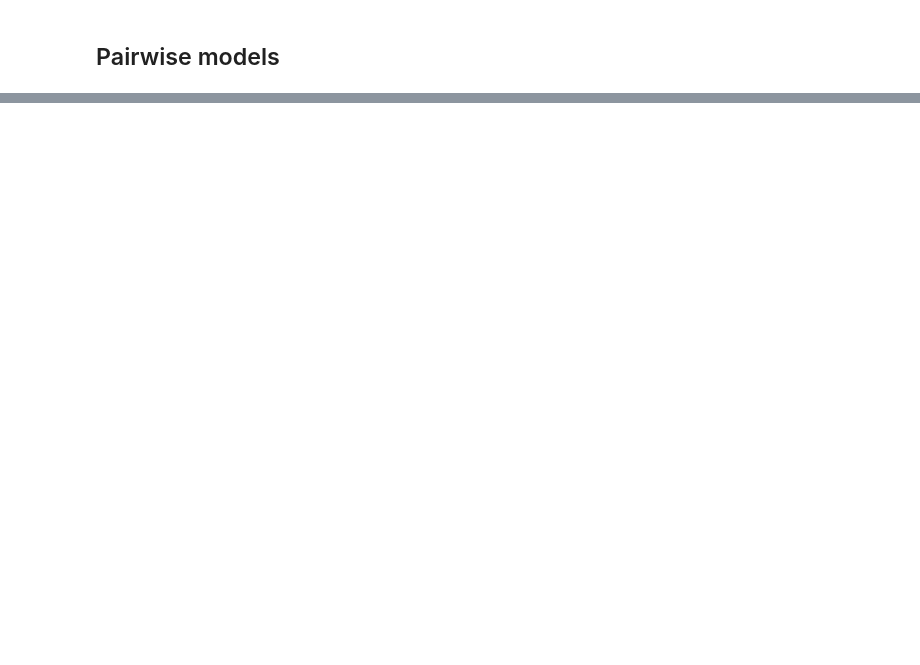
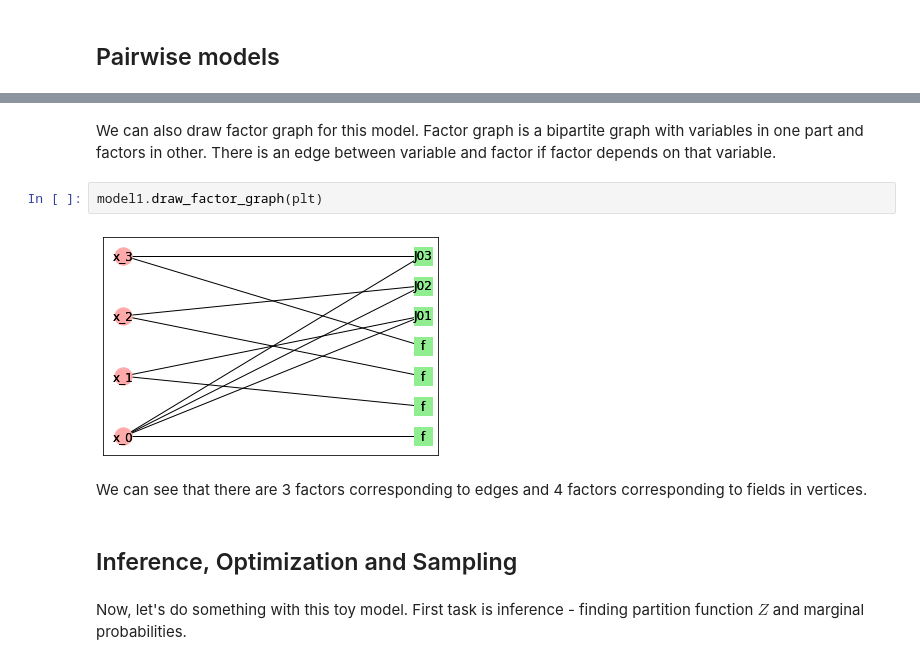
Before and after one commit to InferLO/inferlo, a Jupyter notebook: docs/tutorials/getting_started.ipynb, the cells around one changed output, grey strips where cells are left out. Cells and saved outputs as stored; diff of their text form; blank space fills up the shorter version.

```diff
--- a/docs/tutorials/getting_started.ipynb
+++ b/docs/tutorials/getting_started.ipynb
@@ -99,0 +152,12 @@ First such example is Pairwise Finite model --- model where every factor depends
+# %% [markdown]
+We can also draw factor graph for this model. Factor graph is a bipartite graph with variables in one part and factors in other. There is an edge between variable and factor if factor depends on that variable.
+# %%
+model1.draw_factor_graph(plt)
+# %% [output]
+[figure, added]
+# %% [markdown]
+We can see that there are 3 factors corresponding to edges and 4 factors corresponding to fields in vertices.
+# %% [markdown]
+## Inference, Optimization and Sampling
+# %% [markdown]
+Now, let's do something with this toy model. First task is inference - finding partition function $Z$ and marginal probabilities.
```
Also changed, not shown: parts of 39 cells of this notebook, 6 other files.
